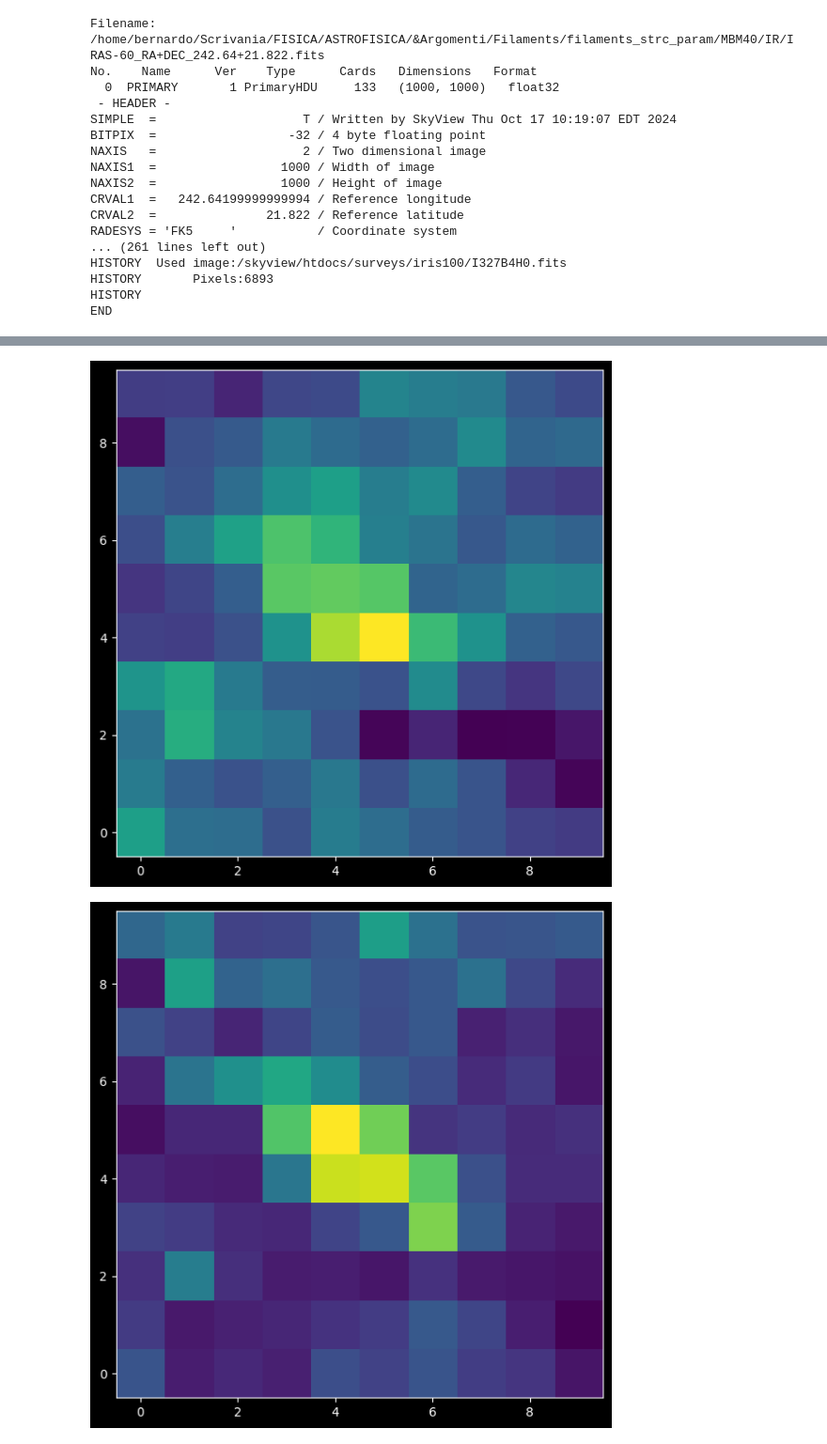
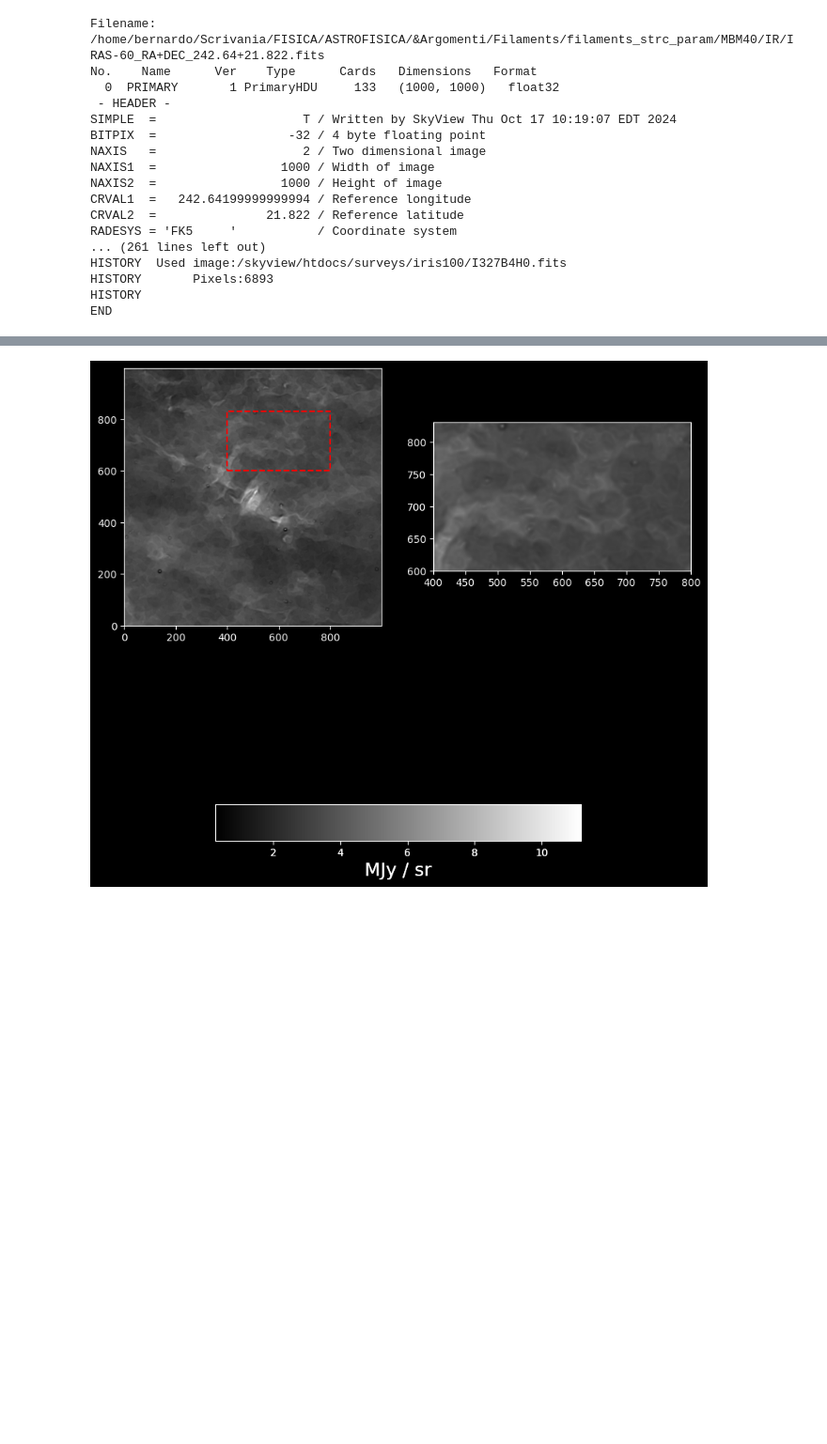
Before and after one commit to 00-berni/filaments_strc_param, a Jupyter notebook: notebook.ipynb, the cells around one changed output, grey strips where cells are left out. Shown at 94% size. Saved outputs shown, nothing was run; the diff lists cells and outputs as text; code cells hidden in the pictures; blank space fills up the shorter version.

```diff
--- a/notebook.ipynb
+++ b/notebook.ipynb
@@ -92,10 +85,5 @@ plt.show()
 # %%
-ir100_filt = np.sqrt(ir100_x**2 + ir100_y**2)
-plt.figure(figsize=(7,13))
-plt.imshow(ir100_gfilt-ir100_filt,origin='lower')
-plt.xlim(400,700)
-plt.ylim(600,900)
-plt.figure(figsize=(7,13))
-plt.imshow(IR100_DATA-ir100_filt,origin='lower')
-plt.show()
+ir100 = ir100_gfilt-ir100_filt
+filpy.show_image(ir100_gfilt-ir100_filt,projection=ir100_wcs,title='IRAM 100 : subtraction of Sobel',show=True,barlabel=INT_UNIT)
+filpy.show_image([ir100,IR100_DATA-ir100_filt],num_plots=(1,2),projection=ir100_wcs,title='Comparison IRAM 100 after subtraction of Sobel filter',subtitles=('From Gaussian smoothed','From Original'),show=True,colorbar=False)
 # %% [output]
@@ -104,18 +92,13 @@ plt.show()
-# %%
-def reducing(image,red_num=3):
-    new_image = np.copy(image)
-    x_sh, y_sh = new_image.shape
-    n_x, n_y = x_sh // red_num, y_sh // red_num
-    new_image = np.array([[ np.average(new_image[red_num*x:red_num*(x+1)+1, red_num*y:red_num*(y+1)+1]) for y in range(n_y)] for x in range(n_x)])
-    return new_image
-
-red_num = 100
-plt.figure(figsize=(7,13))
-plt.imshow(reducing(IR100_DATA,red_num=red_num),origin='lower')
-plt.figure(figsize=(7,13))
-plt.imshow(reducing(ir100_filt,red_num=red_num),origin='lower')
-
-plt.show()
-# %% [output]
-[figure, removed]
-[figure, removed]
+# %%
+def rectangle(x_edges: tuple[int,int], y_edges: tuple[int,int]) -> tuple[list[int],list[int]]:
+    return ([*x_edges]+[x_edges[1]]*2+[*x_edges[::-1]]+[x_edges[0]]*2, [y_edges[0]]*2+[*y_edges]+[y_edges[1]]*2+[*y_edges[::-1]])
+xedges = (400,800)
+yedges = (600,830)
+fig,ax = filpy.show_image([ir100,ir100],num_plots=(1,2),barlabel=INT_UNIT)
+ax[1].set_xlim(*xedges)
+ax[1].set_ylim(*yedges)
+ax[0].plot(*rectangle(xedges,yedges),'--',color='red')
+
+plt.show()
+# %% [output]
+[figure, added]
```
Also changed, not shown: parts of 9 cells of this notebook.
